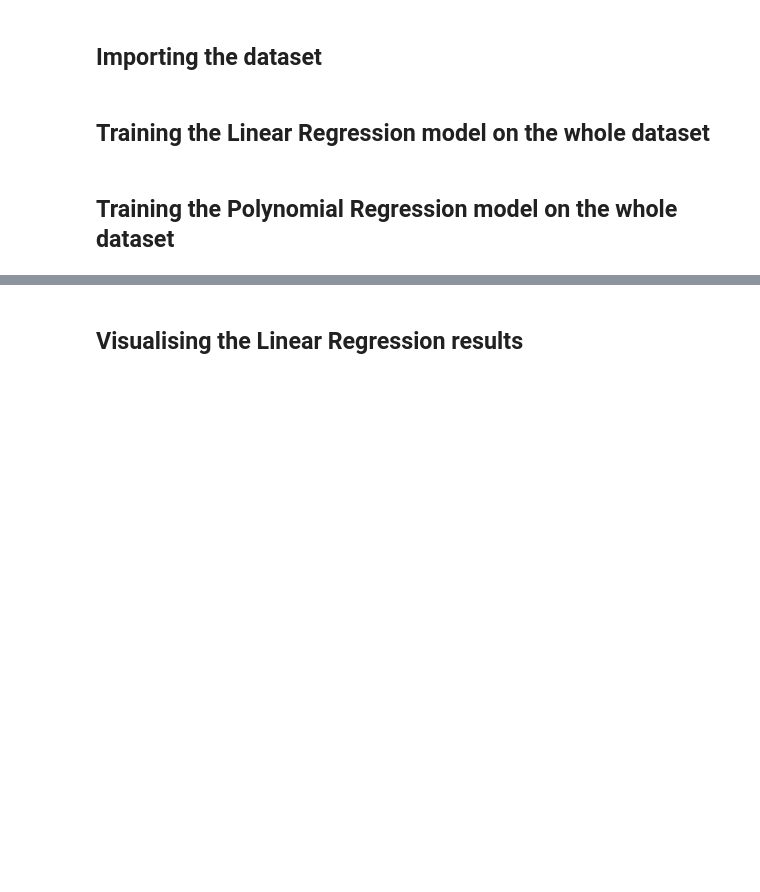
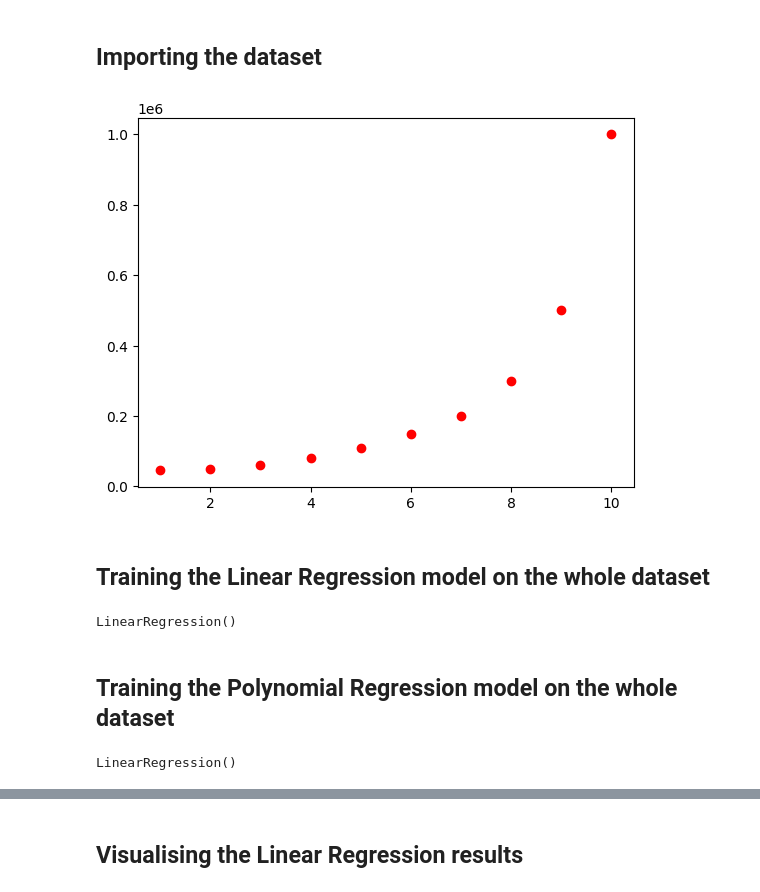
Before and after one commit to KamranRiyaz/MachineLearning-Using-Python, a Jupyter notebook: polynomial_regression.ipynb, the cells around one changed output, grey strips where cells are left out. Drawn from its saved outputs; the diff is of its cells as text; code cells hidden in the pictures; blank space fills up the shorter version.

```diff
--- a/polynomial_regression.ipynb
+++ b/polynomial_regression.ipynb
@@ -7,6 +11,29 @@
 # %% [markdown]
 ## Importing the dataset
+# %%
+df = pd.read_csv('Position_Salaries.csv')
+X = df.iloc[:, 1:-1].values
+y = df.iloc[:, -1].values
+# %%
+plt.scatter(X,y, color = 'red')
+plt.show()
+# %% [output]
+[figure, added]
 # %% [markdown]
 ## Training the Linear Regression model on the whole dataset
+# %%
+from sklearn.linear_model import LinearRegression
+lin_reg = LinearRegression()
+lin_reg.fit(X, y)
+# %% [output]
+LinearRegression()
 # %% [markdown]
 ## Training the Polynomial Regression model on the whole dataset
+# %%
+from sklearn.preprocessing import PolynomialFeatures
+poly_reg = PolynomialFeatures(degree = 4)
+X_poly = poly_reg.fit_transform(X)
+lin_reg_2 = LinearRegression()
+lin_reg_2.fit(X_poly, y)
+# %% [output]
+LinearRegression()
```
Also changed, not shown: parts of 7 cells of this notebook.
